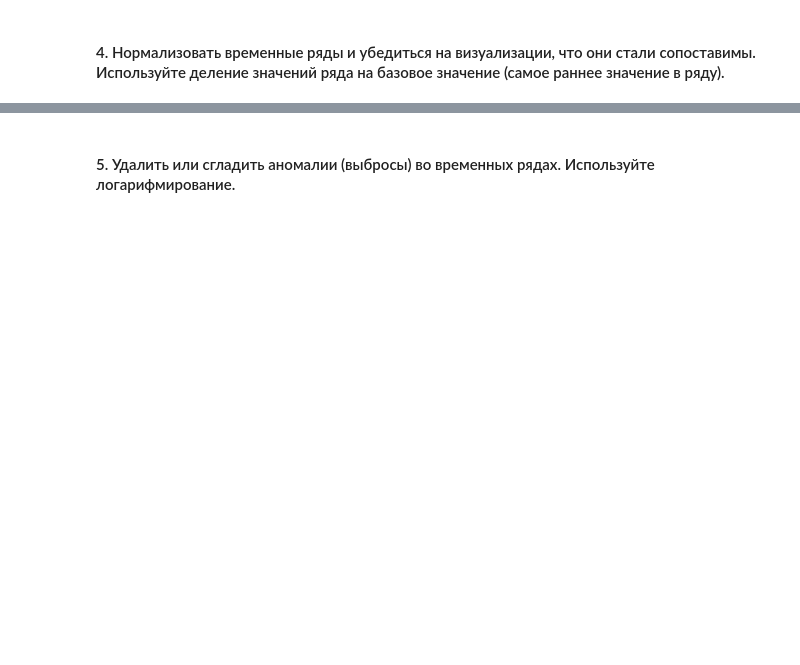
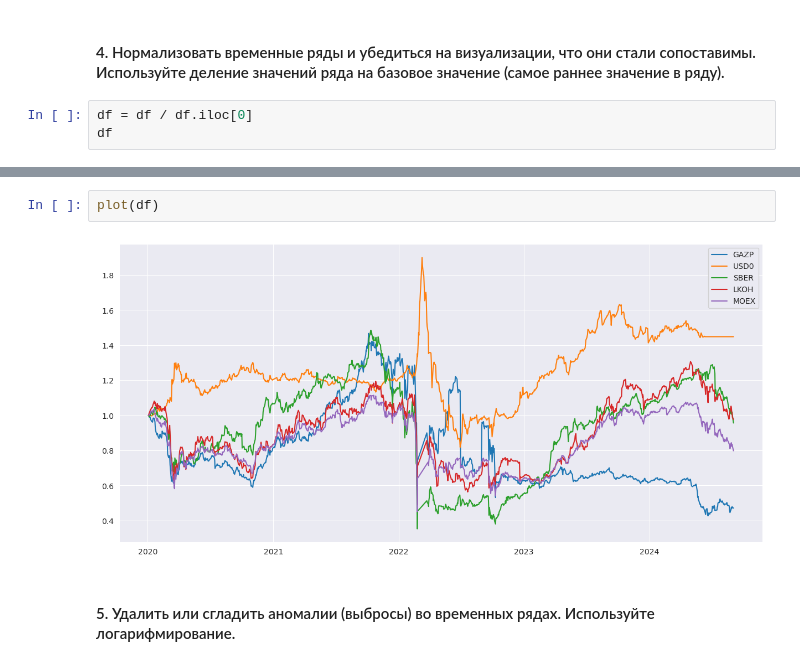
Before and after one commit to mawerid/python_study, a Jupyter notebook: Монастырный_МА_ЛР_4.ipynb, the cells around one changed output, grey strips where cells are left out. Drawn from its saved outputs; the diff is of its cells as text; blank space fills up the shorter version.

```diff
--- a/Монастырный_МА_ЛР_4.ipynb
+++ b/Монастырный_МА_ЛР_4.ipynb
@@ -36,2 +163,5 @@ import matplotlib.pyplot as plt
 # %% [markdown]
 #### 4. Нормализовать временные ряды и убедиться на визуализации, что они стали сопоставимы. Используйте деление значений ряда на базовое значение (самое раннее значение в ряду).
+# %%
+df = df / df.iloc[0]
+df
@@ -38,2 +183,6 @@ import matplotlib.pyplot as plt
+# %%
+plot(df)
+# %% [output]
+[figure, added]
 # %% [markdown]
 #### 5. Удалить или сгладить аномалии (выбросы) во временных рядах. Используйте логарифмирование.
```
Also changed, not shown: parts of 23 cells of this notebook, 1 other file.
